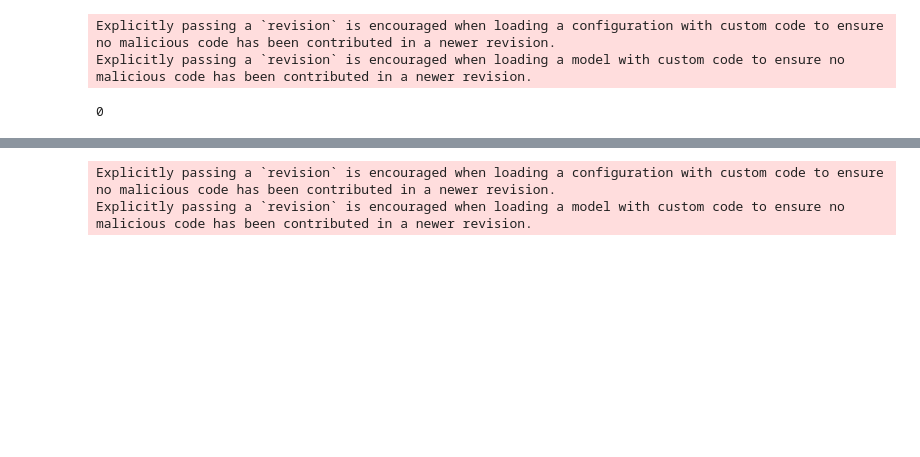
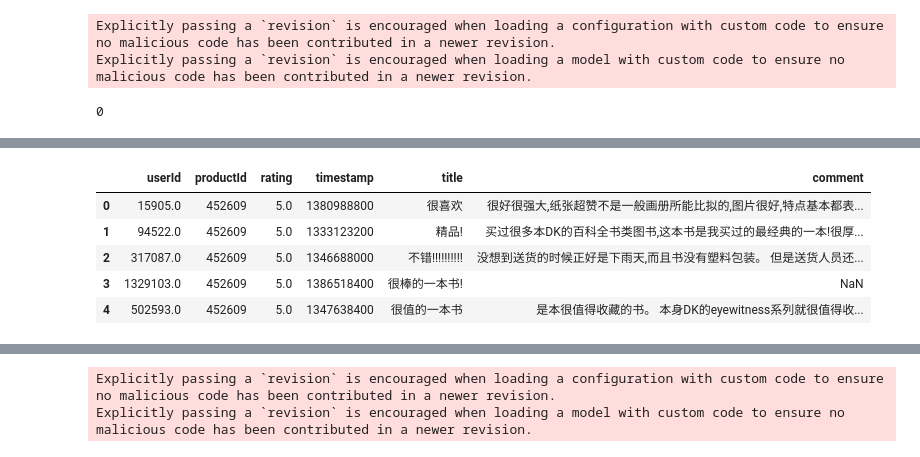
Before and after one commit to sunzeyeah/RLHF, a Jupyter notebook: src/notebook/rlhf.ipynb, the cells around one changed output, grey strips where cells are left out. Drawn from its saved outputs; the diff is of its cells as text; code cells hidden in the pictures; blank space fills up the shorter version.

```diff
--- a/src/notebook/rlhf.ipynb
+++ b/src/notebook/rlhf.ipynb
@@ -63,0 +188,12 @@ Explicitly passing a `revision` is encouraged when loading a model with custom c
+# %%
+# i = 0
+# for cat_id in dfp.iloc[i]['catIds'].split(","):
+#     print(dfc[dfc['catId']==int(cat_id)]['category'])
+dfr.head(5)
+# %% [output]
+|  | userId | productId | rating | timestamp | title | comment |
+| 0 | 15905.0 | 452609 | 5.0 | 1380988800 | 很喜欢 | 很好很强大,纸张超赞不是一般画册所能比拟的,图片很好,特点基本都表... |
+| 1 | 94522.0 | 452609 | 5.0 | 1333123200 | 精品! | 买过很多本DK的百科全书类图书,这本书是我买过的最经典的一本!很厚... |
+| 2 | 317087.0 | 452609 | 5.0 | 1346688000 | 不错!!!!!!!!!! | 没想到送货的时候正好是下雨天,而且书没有塑料包装。 但是送货人员还... |
+| 3 | 1329103.0 | 452609 | 5.0 | 1386518400 | 很棒的一本书! | NaN |
+| 4 | 502593.0 | 452609 | 5.0 | 1347638400 | 很值的一本书 | 是本很值得收藏的书。 本身DK的eyewitness系列就很值得收... |
```
Also changed, not shown: parts of 22 cells of this notebook.
